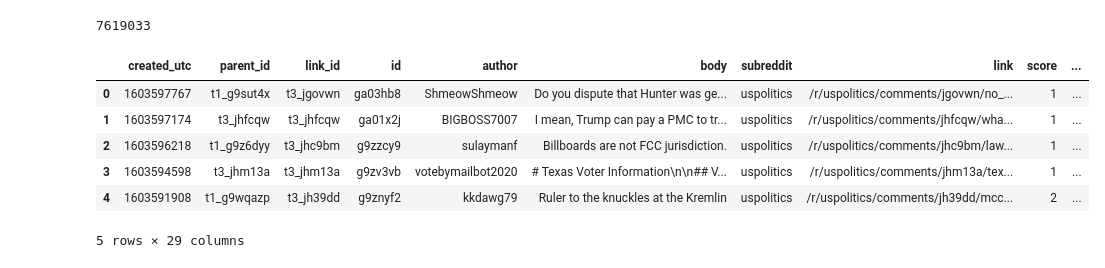
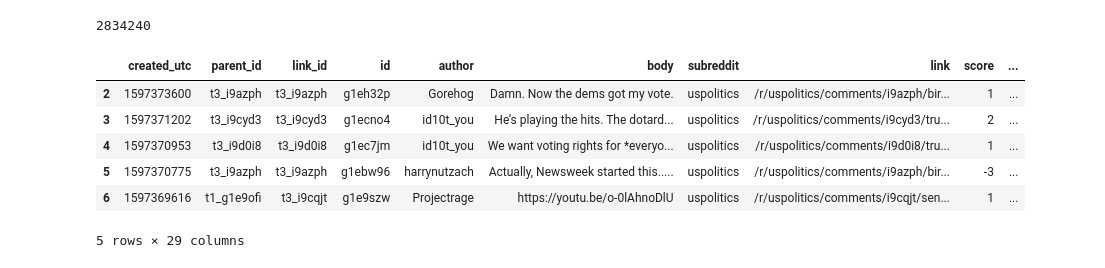
Before and after one commit to SALT-NLP/Incivility, a Jupyter notebook: survival_analysis_preprocessing.ipynb, the cells around one changed output. Saved outputs shown, nothing was run; the diff lists cells and outputs as text; code cells hidden in the pictures.

```diff
--- a/survival_analysis_preprocessing.ipynb
+++ b/survival_analysis_preprocessing.ipynb
@@ -30,17 +18,17 @@ posts.head()
 | 3 | 1588200464 | gajmqr | thinkB4WeSpeak | Could pandemic rekindle labor mov... | NaN | progressive | /r/progressive/comments/gajmqr/co... | 1 | 1.0 | ... |
 | 4 | 1588197018 | gaikq1 | davyjoneses | Found on r/therightcantmeme. Shou... | NaN | progressive | /r/progressive/comments/gaikq1/fo... | 1 | 1.0 | ... |
 # %%
-file = "20200813_20201025"
-fname = '/Users/yujia/research/stance/data/comments/{}_all_comments_with_labels.pickle'.format(file)
+file = "20200713_20200813"
+fname = './data/comments/{}_all_comments_roberta.pickle'.format(file)
 comments = pd.read_pickle(fname)
 print(len(comments))
 comments.head()
 # %% [output]
-7619033
+2834240
 |  | created_utc | parent_id | link_id | id | author | body | subreddit | link | score | ... |
-| 0 | 1603597767 | t1_g9sut4x | t3_jgovwn | ga03hb8 | ShmeowShmeow | Do you dispute that Hunter was ge... | uspolitics | /r/uspolitics/comments/jgovwn/no_... | 1 | ... |
-| 1 | 1603597174 | t3_jhfcqw | t3_jhfcqw | ga01x2j | BIGBOSS7007 | I mean, Trump can pay a PMC to tr... | uspolitics | /r/uspolitics/comments/jhfcqw/wha... | 1 | ... |
-| 2 | 1603596218 | t1_g9z6dyy | t3_jhc9bm | g9zzcy9 | sulaymanf | Billboards are not FCC jurisdiction. | uspolitics | /r/uspolitics/comments/jhc9bm/law... | 1 | ... |
-| 3 | 1603594598 | t3_jhm13a | t3_jhm13a | g9zv3vb | votebymailbot2020 | # Texas Voter Information\n\n## V... | uspolitics | /r/uspolitics/comments/jhm13a/tex... | 1 | ... |
-| 4 | 1603591908 | t1_g9wqazp | t3_jh39dd | g9znyf2 | kkdawg79 | Ruler to the knuckles at the Kremlin | uspolitics | /r/uspolitics/comments/jh39dd/mcc... | 2 | ... |
+| 2 | 1597373600 | t3_i9azph | t3_i9azph | g1eh32p | Gorehog | Damn. Now the dems got my vote. | uspolitics | /r/uspolitics/comments/i9azph/bir... | 1 | ... |
+| 3 | 1597371202 | t3_i9cyd3 | t3_i9cyd3 | g1ecno4 | id10t_you | He’s playing the hits. The dotard... | uspolitics | /r/uspolitics/comments/i9cyd3/tru... | 2 | ... |
+| 4 | 1597370953 | t3_i9d0i8 | t3_i9d0i8 | g1ec7jm | id10t_you | We want voting rights for *everyo... | uspolitics | /r/uspolitics/comments/i9d0i8/tru... | 1 | ... |
+| 5 | 1597370775 | t3_i9azph | t3_i9azph | g1ebw96 | harrynutzach | Actually, Newsweek started this..... | uspolitics | /r/uspolitics/comments/i9azph/bir... | -3 | ... |
+| 6 | 1597369616 | t1_g1e9ofi | t3_i9cqjt | g1e9szw | Projectrage | https://youtu.be/o-0lAhnoDlU | uspolitics | /r/uspolitics/comments/i9cqjt/sen... | 1 | ... |
 5 rows × 29 columns
```
Also changed, not shown: parts of 9 cells of this notebook, 16 other files.
